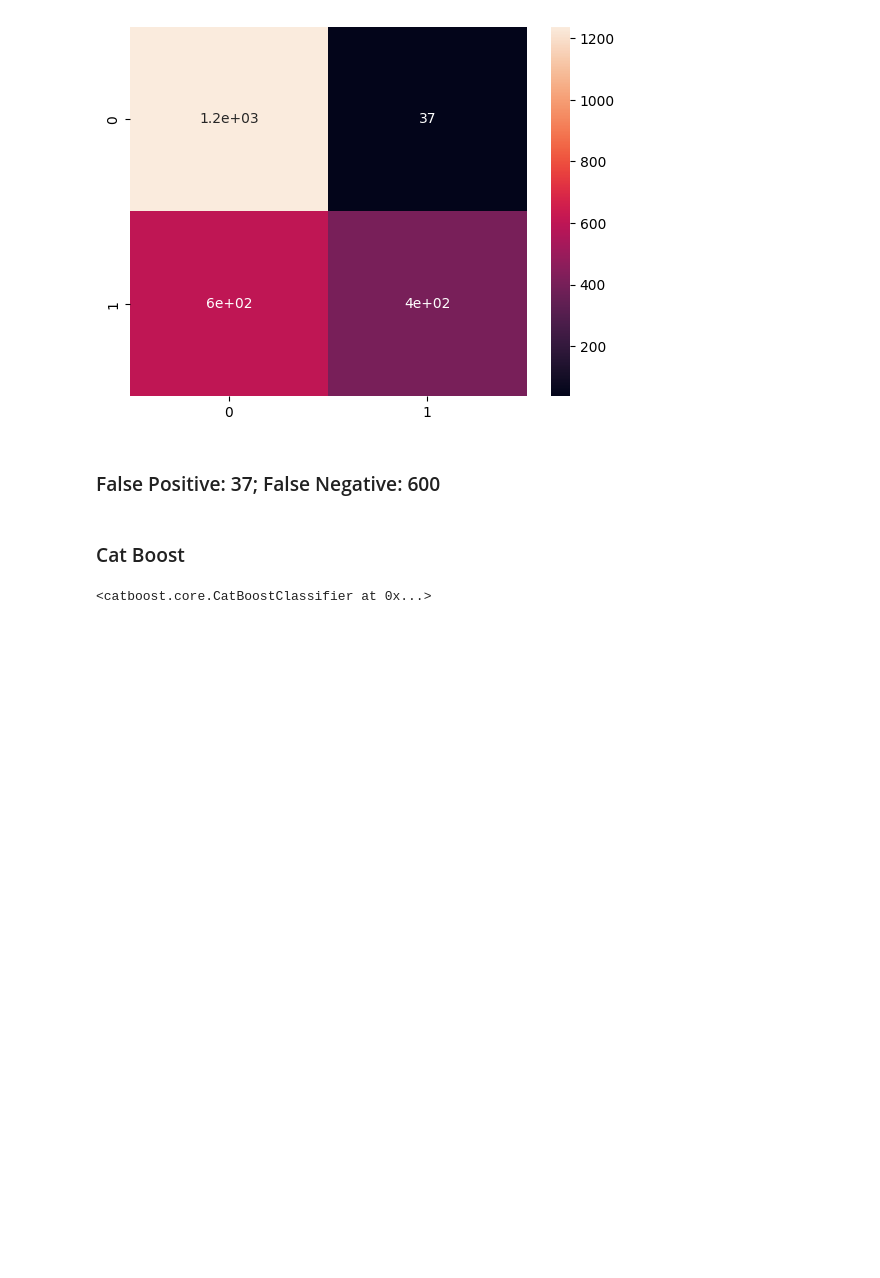
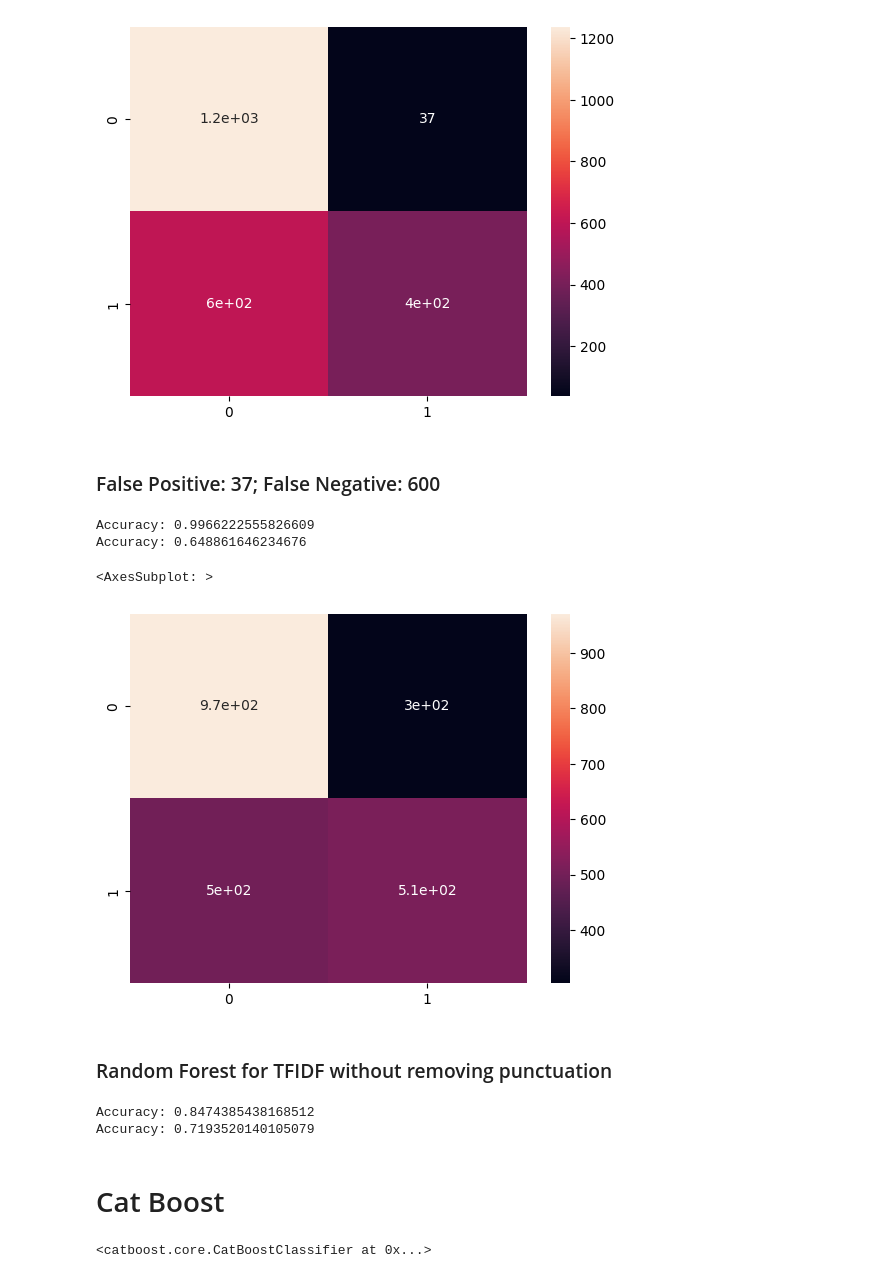
Before and after one commit to RuoheZhou/DS5220-NLP-with-Disaster-Tweets, a Jupyter notebook: Natural Language Processing with Disaster Tweets 2.ipynb, the cells around one changed output. Cells and saved outputs as stored; diff of their text form; code cells hidden in the pictures; blank space fills up the shorter version.

```diff
--- a/Natural Language Processing with Disaster Tweets 2.ipynb
+++ b/Natural Language Processing with Disaster Tweets 2.ipynb
@@ -96,0 +246,9 @@ sns.heatmap(cf_matrix, annot=True)
+# %%
+#Naive Bayes for Word2Vec
+classifier = GaussianNB()
+classifier.fit(X_train_vect_avg, train_y)
+y_vect_test = classifier.predict(X_test_vect_avg)
+y_vect_train = classifier.predict(X_train_vect_avg)
+from sklearn import metrics
+print("Accuracy:",metrics.accuracy_score(train_y, y_vect_train))
+print("Accuracy:",metrics.accuracy_score(test_y, y_vect_test))
@@ -96,0 +260,9 @@ sns.heatmap(cf_matrix, annot=True)
+# %%
+### Naive Bayes for TFIDF without removing punctuation
+classifier = GaussianNB()
+classifier.fit(train_x_punc.toarray(), train_y)
+y_pred_test = classifier.predict(test_x_punc.toarray())
+y_pred_train = classifier.predict(train_x_punc.toarray())
+from sklearn import metrics
+print("Accuracy:",metrics.accuracy_score(train_y, y_pred_train))
+print("Accuracy:",metrics.accuracy_score(test_y, y_pred_test))
@@ -124,8 +299,44 @@ sns.heatmap(cf_matrix, annot=True)
 [figure]
 # %% [markdown]
 ### False Positive: 37; False Negative: 600
+# %%
+#Random Forest for Word2Vec
+forest = RandomForestClassifier(n_estimators=100,
+                                random_state=123,
+                                max_depth = 50)
+forest.fit(X_train_vect_avg, train_y)
+y_vect_test = forest.predict(X_test_vect_avg)
+y_vect_train = forest.predict(X_train_vect_avg)
+from sklearn import metrics
+print("Accuracy:",metrics.accuracy_score(train_y, y_vect_train))
+print("Accuracy:",metrics.accuracy_score(test_y, y_vect_test))
+# %% [output]
+Accuracy: 0.9966222555826609
+Accuracy: 0.648861646234676
+# %%
+cf_matrix = confusion_matrix(test_y, y_vect_test)
+sns.heatmap(cf_matrix, annot=True)
+# %% [output]
+<AxesSubplot: >
+[figure, added]
+# %% [markdown]
+### Random Forest for TFIDF without removing punctuation
+# %%
+### Random Forest for TFIDF without removing punctuation
+forest = RandomForestClassifier(n_estimators=100,
+                                random_state=123,
+                                max_depth = 50)
+forest.fit(train_x_punc.toarray(), train_y)
+y_pred_test = forest.predict(test_x_punc.toarray())
+y_pred_train = forest.predict(train_x_punc.toarray())
+from sklearn import metrics
+print("Accuracy:",metrics.accuracy_score(train_y, y_pred_train))
+print("Accuracy:",metrics.accuracy_score(test_y, y_pred_test))
+# %% [output]
+Accuracy: 0.8474385438168512
+Accuracy: 0.7193520140105079
 # %% [markdown]
-### Cat Boost
+# Cat Boost
 # %%
 from catboost import CatBoostClassifier
 cat_boost = CatBoostClassifier(verbose=0, random_state = 123)
```
Also changed, not shown: parts of 28 cells of this notebook.
